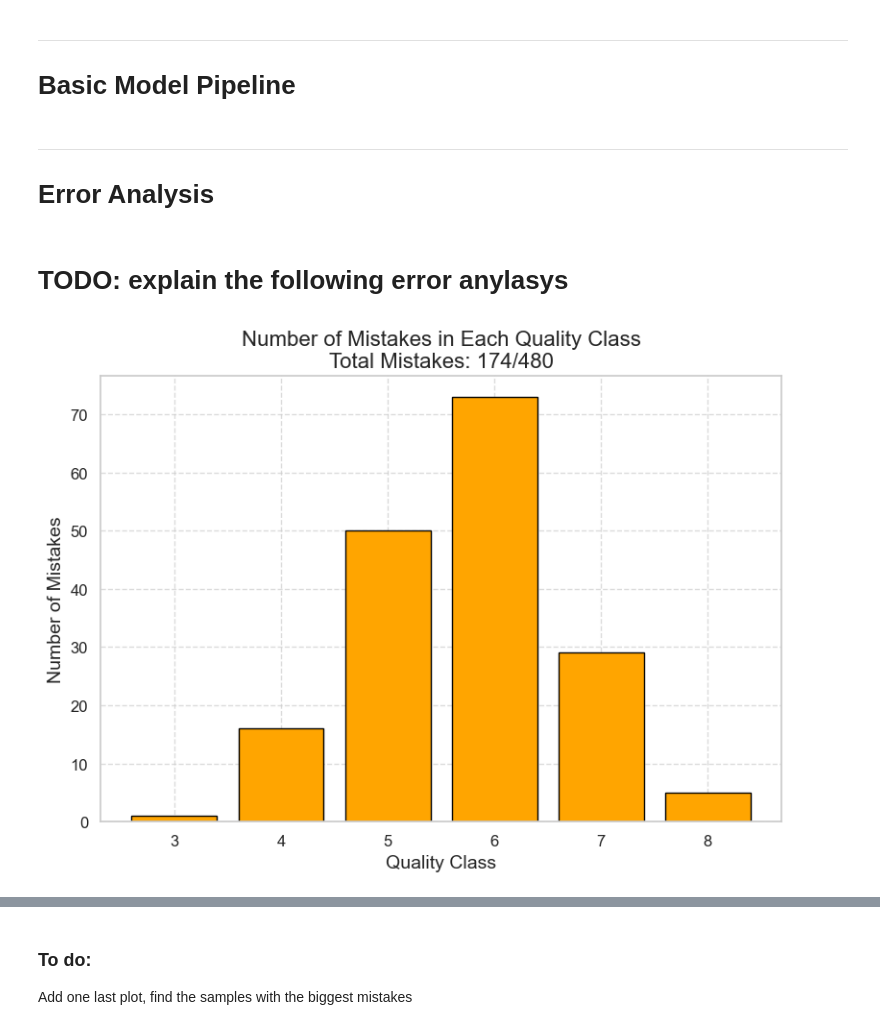
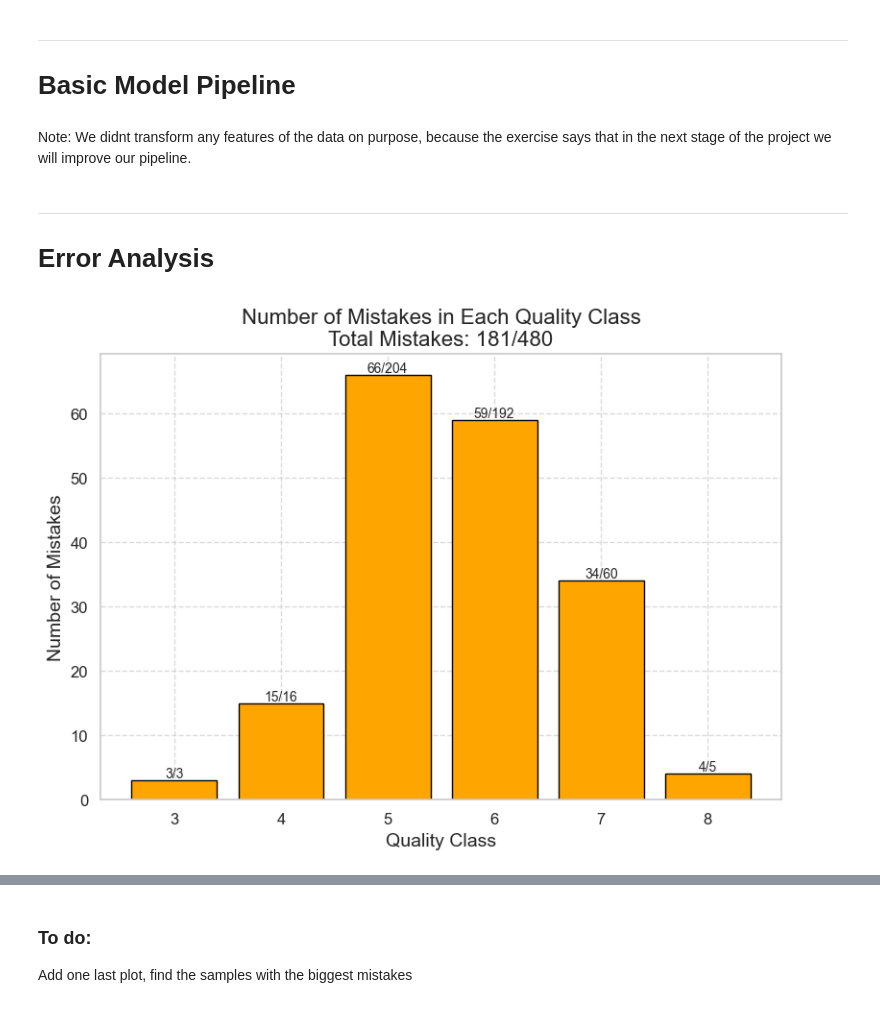
Before and after one commit to airbagdeer/tabular-ds-project, a Jupyter notebook: EX1.ipynb, the cells around one changed output, grey strips where cells are left out. Drawn from its saved outputs; the diff is of its cells as text; code cells hidden in the pictures.

Commit message:
added error anylysis and changed data file name

```diff
--- a/EX1.ipynb
+++ b/EX1.ipynb
@@ -17,7 +17,7 @@ warnings.filterwarnings("ignore")
 # %% [markdown]
 [Link to dataset](https://archive.ics.uci.edu/dataset/186/wine+quality)
 # %%
-dfr = pd.read_csv('./dataset/winequality-red.csv', sep=';')
+dfr = pd.read_csv('./data/winequality-red.csv', sep=';')
 target = 'quality'
 # %% [markdown]
 ### Out Dataset:
@@ -363,7 +365,7 @@ While the percentage of outliers is lower than Residual Sugar, these deviations
 X = dfr.drop(columns=[target])
 y = dfr[target]
 
-X_train, X_test, y_train, y_test = train_test_split(X, y, test_size=0.3, random_state=42)
+X_train, X_test, y_train, y_test = train_test_split(X, y, test_size=0.3, random_state=42, stratify=y)
 
 model = xgb.XGBRegressor()
 model.fit(X_train, y_train)
@@ -373,31 +375,35 @@ y_pred = model.predict(X_test)
 y_pred_rounded = np.array([])
 for pred in y_pred:
     y_pred_rounded = np.append(y_pred_rounded, round(pred))
+# %% [markdown]
+Note: We didnt transform any features of the data on purpose, because the exercise says that in the next stage of the project we will improve our pipeline.
 # %% [markdown]
 ---
 
 # Error Analysis
-# %% [markdown]
-# TODO: explain the following error anylasys
 # %%
 classes = [3, 4, 5, 6, 7, 8]
+amount_of_classes_in_each_class = np.unique(y_test, return_counts=True)[1]
 
 mistakes = []
 for i, label in enumerate(classes):
     mistakes.append(np.sum((y_test == label) & (y_pred_rounded != label)))
 
 sns.set(style="whitegrid")
 
 plt.figure(figsize=(8, 6))
 plt.bar(classes, mistakes, color='orange', edgecolor='black')
 
+for i, height in enumerate(mistakes):
+    plt.text(classes[i], height, f'{height}/{amount_of_classes_in_each_class[i]}', ha='center', va='bottom', fontsize=10)
+
 plt.xlabel('Quality Class', fontsize=14)
 plt.ylabel('Number of Mistakes', fontsize=14)
 plt.title(f'Number of Mistakes in Each Quality Class\nTotal Mistakes: {np.sum(mistakes)}/{len(y_test)}', fontsize=16)
 plt.xticks(classes, fontsize=12)
 plt.yticks(fontsize=12)
 plt.grid(True, linestyle='--', alpha=0.7)
 plt.tight_layout()
 plt.show()
 # %% [output]
-[figure, old version]
+[figure, new version]
```
Also changed, not shown: parts of 19 cells of this notebook, 3 other files.
